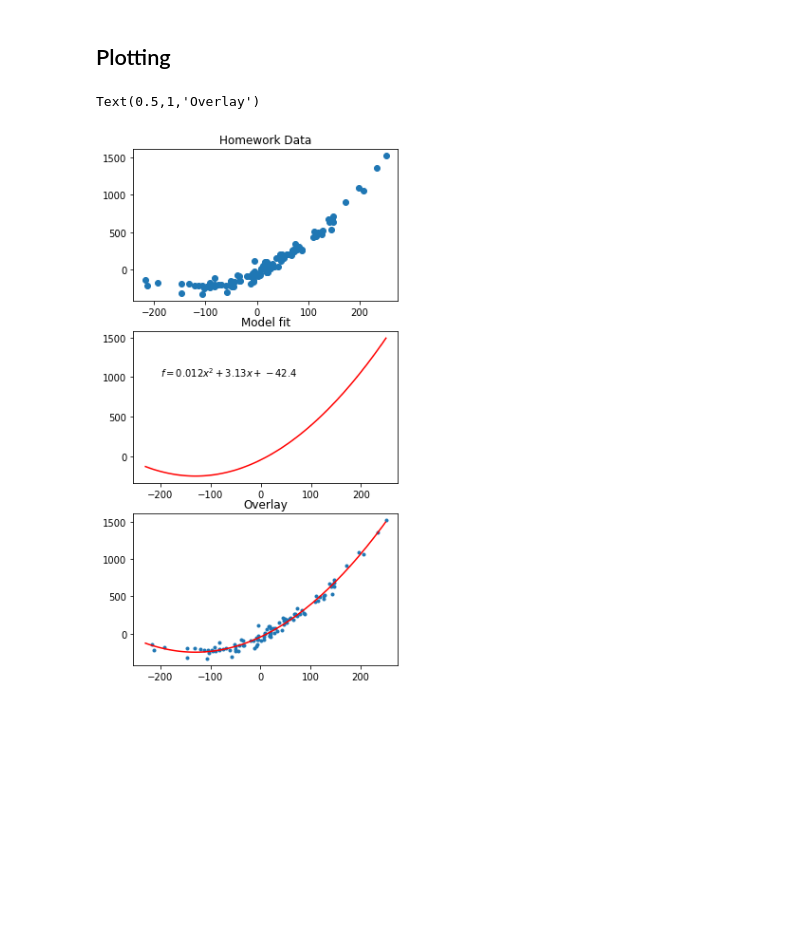
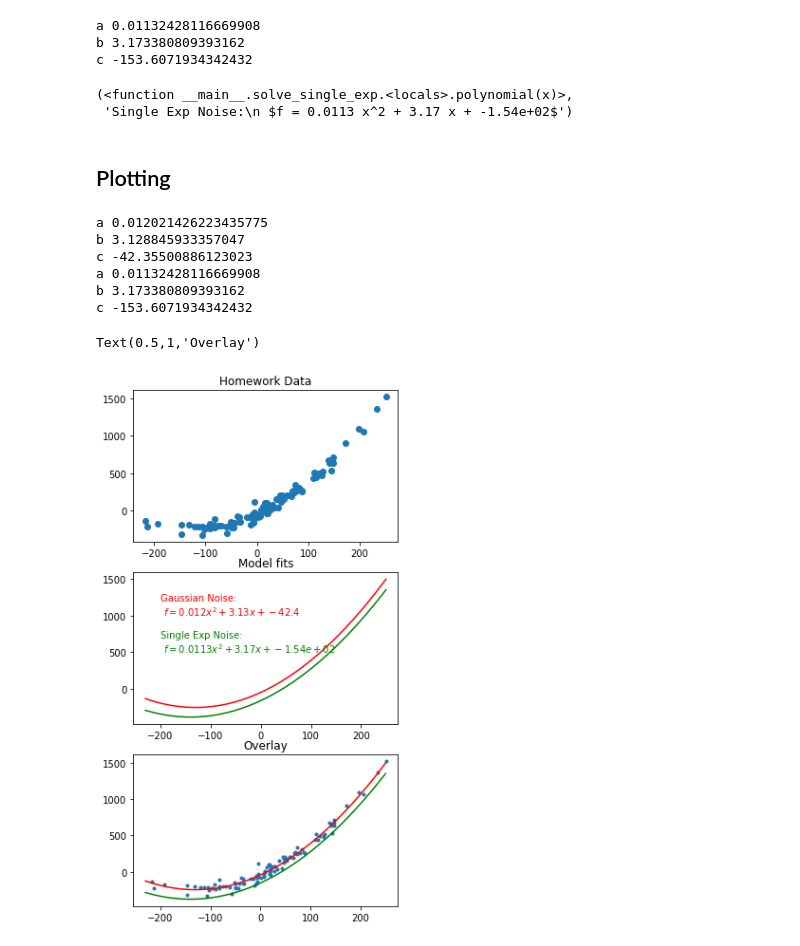
Before and after one commit to sidazhang/uoft-ece1505-homework, a Jupyter notebook: hw1/homework_set_1_question_8.ipynb, the cells around one changed output. Drawn from its saved outputs; the diff is of its cells as text; code cells hidden in the pictures; blank space fills up the shorter version.

```diff
--- a/hw1/homework_set_1_question_8.ipynb
+++ b/hw1/homework_set_1_question_8.ipynb
@@ -29,13 +19,2 @@ The maximum likelihood estimate of $y$ is to minimize the squared error by using
 
 $min \sum{\mid f(x_i) - y_i \mid^2}$
-# %%
-import numpy as np
-
-params = np.polyfit(x_data, y_data, 2)
-p2 = np.poly1d(params)
-
-a,b,c = params
-def f(x):
-    return a * x**2 + b * x + c
-print("Quadraic model fit")
-print(params)
@@ -45,21 +101,74 @@ Quadraic model fit
+# %%
+import cvxpy as cp
+import numpy as np
+
+def solve_single_exp(x, y):
+    a = cp.Variable()
+    b = cp.Variable()
+    c = cp.Variable()
+
+    x = x_data
+    y = y_data
+
+    f = a * x ** 2 + b * x + c
+
+    objective = cp.Minimize(cp.sum(y - f))
+    constraints = [y - f >= 0]
+    prob = cp.Problem(objective, constraints)
+
+    # The optimal objective value is returned by `prob.solve()`.
+    result = prob.solve()
+    # The optimal value for x is stored in `x.value`.
+    print("a", a.value)
+    print("b", b.value)
+    print("c", c.value)
+
+
+    def polynomial(x):
+        return a.value * x ** 2 + b.value * x + c.value
+
+    annotation = f"Single Exp Noise:\n $f = {a.value:.3} x^2 + {b.value:.3} x + {c.value:.3}$"
+    return polynomial, annotation
+
+solve_single_exp(x_data, y_data)
+# %% [output]
+a 0.01132428116669908
+b 3.173380809393162
+c -153.6071934342432
+(<function __main__.solve_single_exp.<locals>.polynomial(x)>,
+ 'Single Exp Noise:\n $f = 0.0113 x^2 + 3.17 x + -1.54e+02$')
 # %% [markdown]
 ## Plotting
 # %%
 ## Plotting
 fig = plt.figure(figsize=(5,10))
 ax1 = fig.add_subplot(311)
 ax1.scatter(x_data, y_data)
 ax1.set_title('Homework Data')
 
 xp = np.linspace(-230, 250, 100)
+
+f1, annotation_1 = solve_gaussian(x_data, y_data)
+
 ax2 = fig.add_subplot(312)
-ax2.plot(xp, f(xp), 'r-')
-ax2.text(-200, 1000, f"$f = {a:.3} x^2 + {b:.3} x + {c:.3}$")
-ax2.set_title('Model fit')
+ax2.plot(xp, f1(xp), 'r-')
+ax2.text(-200, 1000, annotation_1, color='r')
+ax2.set_title('Model fits')
+
+f2, annotation_2 = solve_single_exp(x_data, y_data)
+ax2 = fig.add_subplot(312)
+ax2.plot(xp, f2(xp), 'g-')
+ax2.text(-200, 500, annotation_2, color='g')
 
 ax3 = fig.add_subplot(313)
-ax3.plot(x_data, y_data, '.', xp, f(xp) , 'r-')
+ax3.plot(x_data, y_data, '.', xp, f1(xp) , 'r-', xp, f2(xp), 'g-')
 ax3.set_title('Overlay')
 # %% [output]
-Text(0.5,1,'Overlay')
+a 0.012021426223435775
+b 3.128845933357047
+c -42.35500886123023
+a 0.01132428116669908
+b 3.173380809393162
+c -153.6071934342432
+Text(0.5,1,'Overlay')
-[figure, old version]
+[figure, new version]
```
Also changed, not shown: parts of 6 cells of this notebook.
